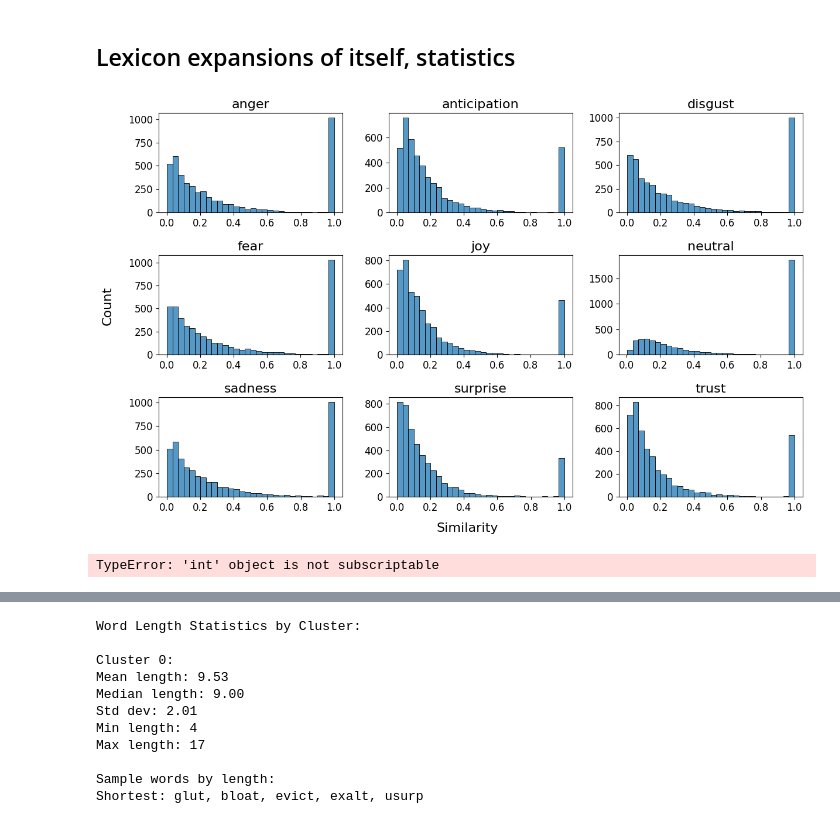
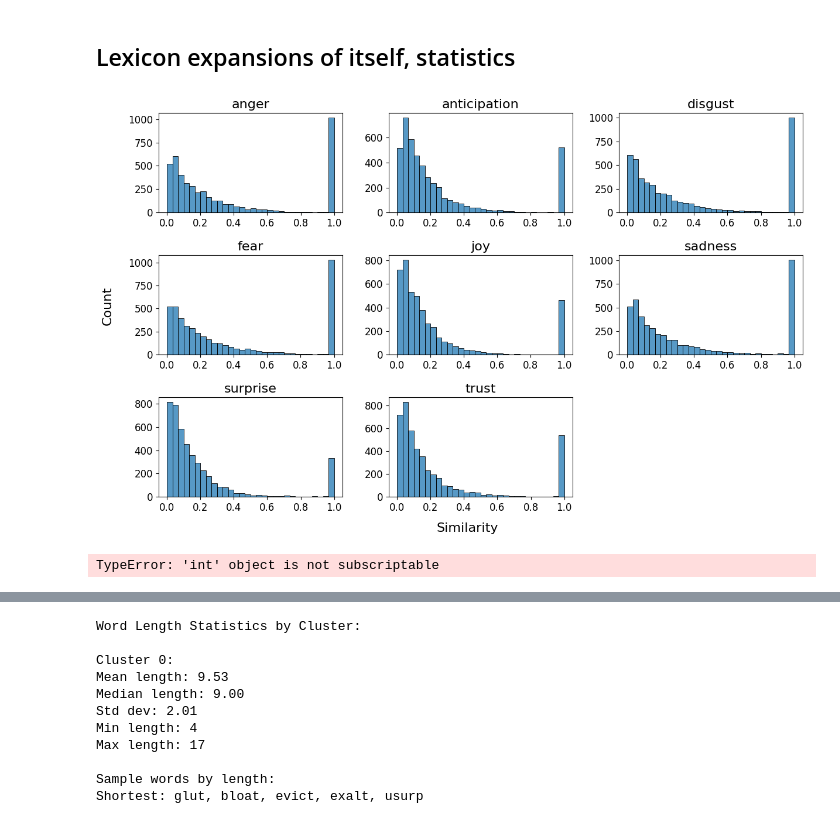
Before and after one commit to myeghaneh/ArguSentiment, a Jupyter notebook: src/NRC_expansion_study.ipynb, the cells around one changed output, grey strips where cells are left out. Saved outputs shown, nothing was run; the diff lists cells and outputs as text; code cells hidden in the pictures.

```diff
--- a/src/NRC_expansion_study.ipynb
+++ b/src/NRC_expansion_study.ipynb
@@ -524,7 +524,7 @@ def calculate_emotion_statistics(results_df):
     return stats
 
 
-def plot_emotion_analysis(results_df):
+def plot_emotion_analysis(results_df, skip=[]):
     """
     Create various plots for emotion analysis.
 
@@ -547,6 +547,7 @@ def plot_emotion_analysis(results_df):
     figures = {}
 
     # Histogram grid for each emotion
+    results_df = results_df[~results_df['emotion'].isin(skip)].copy()
     n_emotions = len(results_df['emotion'].unique())
     n_cols = 3
     n_rows = (n_emotions + n_cols - 1) // n_cols
@@ -623,27 +624,27 @@ def print_emotion_analysis(stats, top_matches):
 # %%
 # results = calculator.process_batch(list(emotion_lexicon.keys()))
 #
 # # Results from EmotionDistanceCalculator
 # results_df = analyze_emotion_distances(results)
 #
 # # Calculate statistics
 # stats = calculate_emotion_statistics(results_df)
 #
 # # Get top matches
 # top_matches = get_top_matches(results_df)
 #
 # # Print analysis
 # print_emotion_analysis(stats, top_matches)
 
 # Create plots
-figures = plot_emotion_analysis(results_df)
+figures = plot_emotion_analysis(results_df, skip=["neutral"])
 plt.show()
 
 # Access specific statistics
 for emotion, stat in stats.items():
     print(f"{emotion}: mean={stat['mean']:.3f}, std={stat['std']:.3f}")
 # %% [output]
-[figure, old version]
+[figure, new version]
 TypeError: 'int' object is not subscriptable
 # %%
 import os
```
Also changed, not shown: parts of 6 cells of this notebook, 4 other files.
